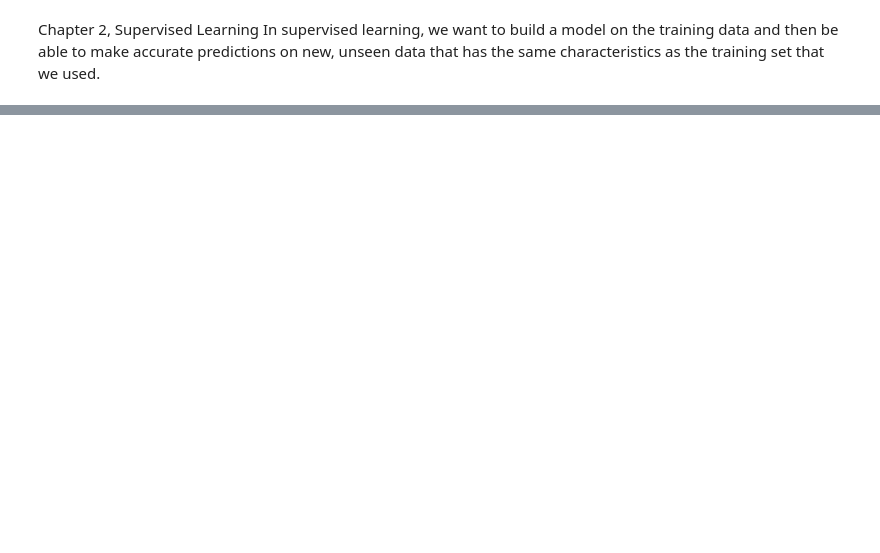
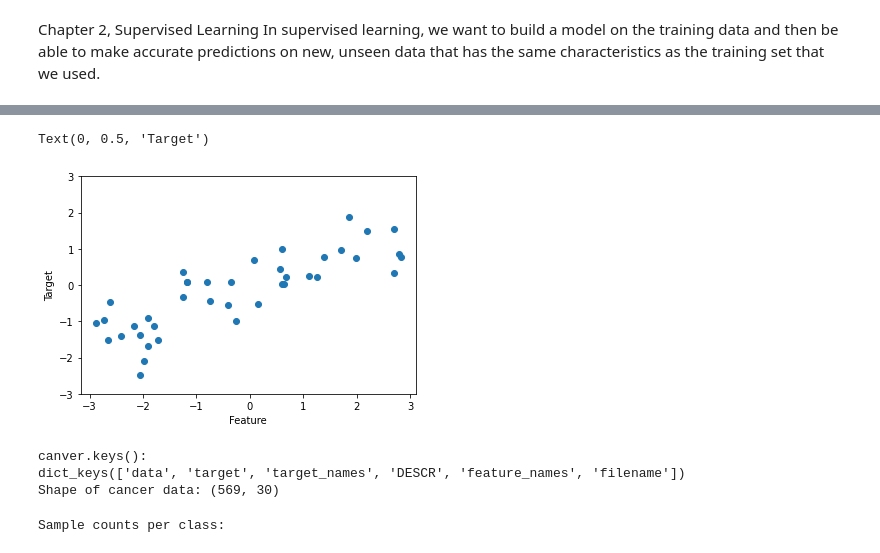
Before and after one commit to hchenaisi/Python_learning, a Jupyter notebook: Chapter2.ipynb, the cells around one changed output, grey strips where cells are left out. Cells and saved outputs as stored; diff of their text form; code cells hidden in the pictures; blank space fills up the shorter version.

```diff
--- a/Chapter2.ipynb
+++ b/Chapter2.ipynb
@@ -37,3 +37,26 @@ Installing collected packages: mglearn
 Successfully installed mglearn-0.1.9
 X.shape: (26, 2)
 [figure]
+# %%
+X,y=mglearn.datasets.make_wave(n_samples=40)
+plt.plot(X,y,'o')
+plt.ylim(-3,3)
+plt.xlabel("Feature")
+plt.ylabel("Target")
+# %% [output]
+Text(0, 0.5, 'Target')
+[figure, added]
+# %%
+from sklearn.datasets import load_breast_cancer
+cancer = load_breast_cancer()
+print("canver.keys():\n{}".format(cancer.keys()))
+print("Shape of cancer data: {}".format(cancer.data.shape))  # 569 data points and 30 featuresp
+# %% [output]
+canver.keys():
+dict_keys(['data', 'target', 'target_names', 'DESCR', 'feature_names', 'filename'])
+Shape of cancer data: (569, 30)
+# %%
+print("Sample counts per class:".format(
+    {n: v for n, v in zip(cancer.target_names, np.bincount(cancer.target))}))
+# %% [output]
+Sample counts per class:
```
Also changed, not shown: parts of 6 cells of this notebook.
